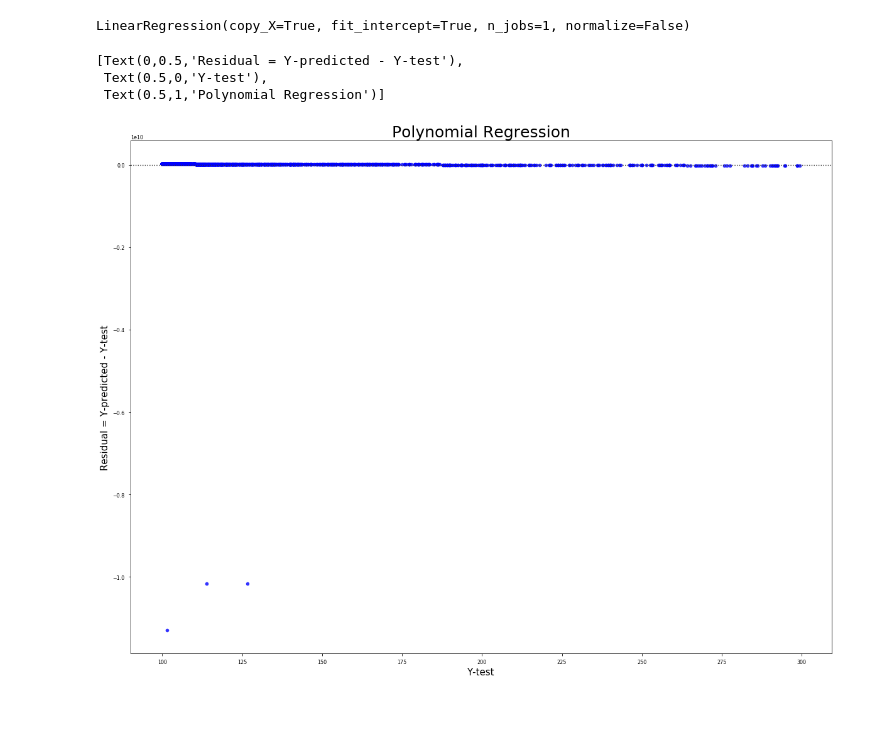
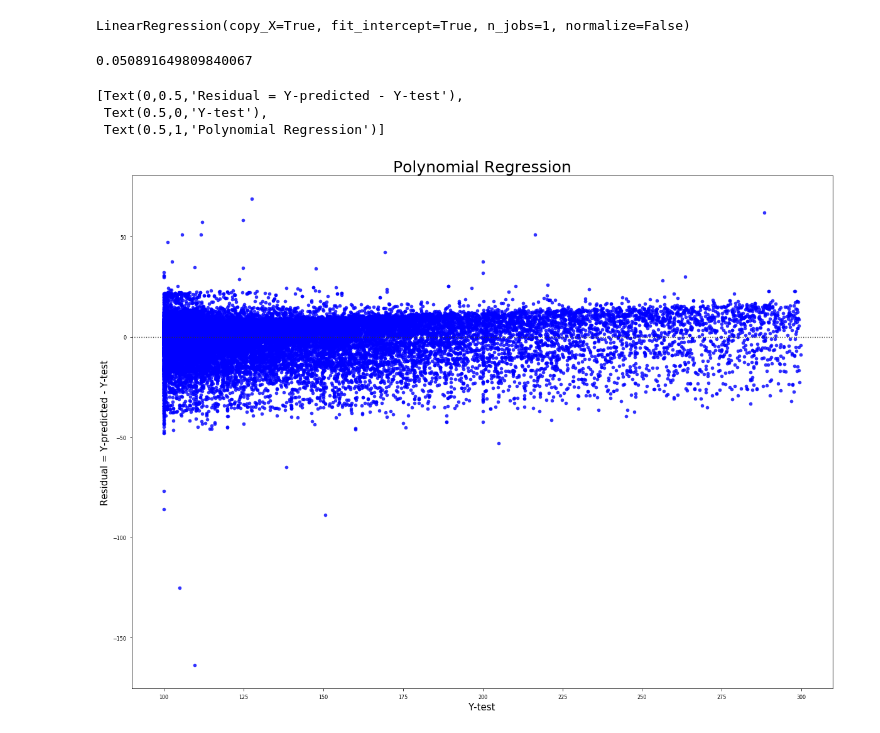
Before and after one commit to etoister/Kickstarter, a Jupyter notebook: Kicker Oracle- models.ipynb, the cells around one changed output. Saved outputs shown, nothing was run; the diff lists cells and outputs as text; code cells hidden in the pictures.

```diff
--- a/Kicker Oracle- models.ipynb
+++ b/Kicker Oracle- models.ipynb
@@ -30,0 +27,7 @@ data=data.drop(['Unnamed: 0',],axis=1)
+# %%
+Filetype=input('Load big file (1) or small file (2)? ')
+if Filetype==2 :
+    data=pd.read_csv('data/Sdata_for_ML.csv',header=0)
+else:
+    data=pd.read_csv('data/Bdata_for_ML.csv',header=0)
+data=data.drop(['Unnamed: 0',],axis=1)
@@ -414,0 +260,7 @@ plt.ylim([0,1])
+# %%
+Filetype=input('Load big file (1) or small file (2)? ')
+if Filetype==2 :
+    data=pd.read_csv('data/Sdata_for_ML.csv',header=0)
+else:
+    data=pd.read_csv('data/Bdata_for_ML.csv',header=0)
+data=data.drop(['Unnamed: 0',],axis=1)
@@ -519,9 +326,10 @@ X_train, X_test, y_train, y_test = train_test_split (X, y, test_size = 0.4, rand
 # %%
 from sklearn.preprocessing import PolynomialFeatures
 from sklearn.linear_model import LinearRegression
+from sklearn.metrics import r2_score
 
 # PolynomialFeatures (prepreprocessing)
-poly = PolynomialFeatures(degree=4)
+poly = PolynomialFeatures(degree=5)
 X_train_p = poly.fit_transform(X_train)
 X_test_p = poly.fit_transform(X_test)
 
@@ -538,13 +346,17 @@ LinearRegression(copy_X=True, fit_intercept=True, n_jobs=1, normalize=False)
 # %%
 # Predict
 y_test_pred_numeric_p=lg.predict(X_test_p)
+# %%
+r2_score(y_test, y_test_pred_numeric_p)
+# %% [output]
+0.050891649809840067
 # %%
 plt.subplots(figsize=(20,15))
-ax= sns.residplot(y_test, y_test-y_test_pred_numeric, color="b")
+ax= sns.residplot(y_test, y_test-y_test_pred_numeric_p, color="b")
 sns.set_context("paper", rc={"font.size":15,"axes.titlesize":25,"axes.labelsize":15})
 ax.set(xlabel='Y-test', ylabel='Residual = Y-predicted - Y-test',title="Polynomial Regression")
 # %% [output]
 [Text(0,0.5,'Residual = Y-predicted - Y-test'),
  Text(0.5,0,'Y-test'),
  Text(0.5,1,'Polynomial Regression')]
-[figure, old version]
+[figure, new version]
```
Also changed, not shown: parts of 43 cells of this notebook, 2 other files.
